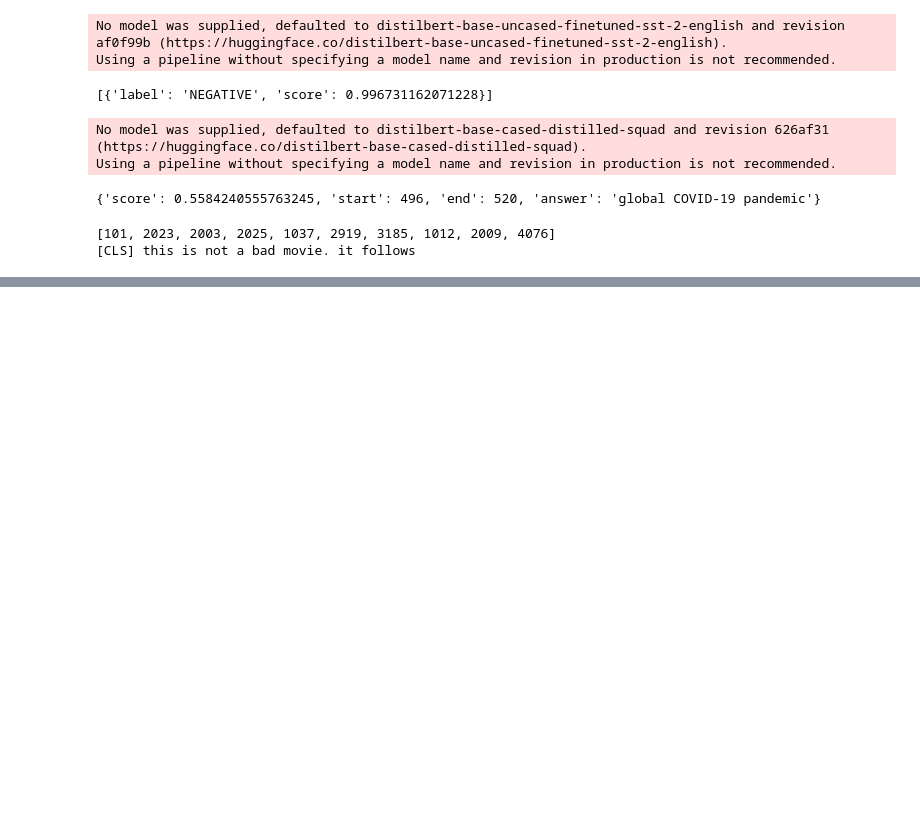
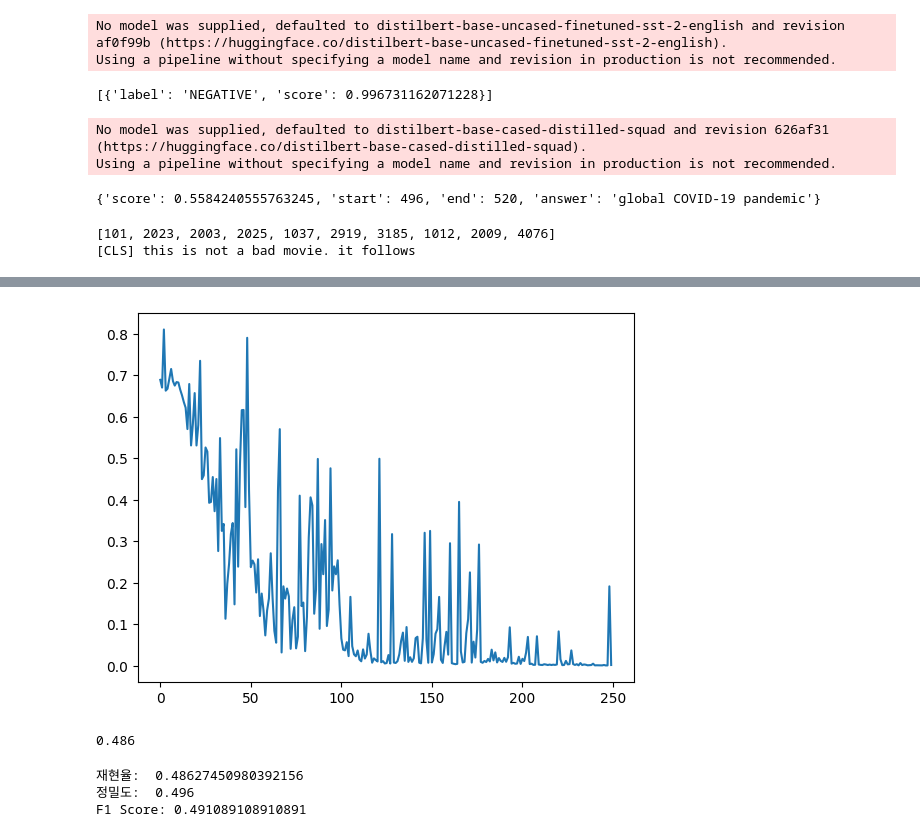
Before and after one commit to wooseungw/Higgingface_transformers, a Jupyter notebook: Sentiment_Analysis.ipynb, the cells around one changed output, grey strips where cells are left out. Drawn from its saved outputs; the diff is of its cells as text; code cells hidden in the pictures; blank space fills up the shorter version.

```diff
--- a/Sentiment_Analysis.ipynb
+++ b/Sentiment_Analysis.ipynb
@@ -93,0 +124,39 @@ NameError: name 'model' is not defined
+# %%
+
+from torch.utils.data import DataLoader
+from transformers import DistilBertForSequenceClassification, AdamW
+from transformers import DistilBertTokenizerFast
+import matplotlib.pyplot as plt
+
+tokenizer = DistilBertTokenizerFast.from_pretrained('distilbert-base-uncased')
+model = DistilBertForSequenceClassification.from_pretrained('distilbert-base-uncased')
+model.to(device)
+
+print(test_inference(model, tokenizer))
+train_loader = DataLoader(train_dataset, batch_size=16, shuffle=True)
+optim = AdamW(model.parameters(), lr=5e-5)
+# model.train()
+
+losses = []
+
+
+for epoch in range(10):
+    print(f'epoch:{epoch}')
+    for batch in train_loader:
+
+        optim.zero_grad()
+
+        input_ids = batch['input_ids'].to(device)
+        attention_mask = batch['attention_mask'].to(device)
+        labels = batch['labels'].to(device)
+        outputs = model(input_ids, attention_mask=attention_mask, labels=labels)
+        loss = outputs[0]
+        losses.append(loss)
+        #역전파
+        loss.backward()
+        optim.step()
+# 모델을 eval 모드로 전환
+model.eval()
+
+# eval 모드를 사용하여 test_inference 함수 실행
+print(test_inference(model, tokenizer))
@@ -93,0 +174,26 @@ NameError: name 'model' is not defined
+# %%
+import numpy as np
+#new_losses = np.array(losses)
+new_losses = [i.item() for i in losses]
+plt.plot(new_losses)
+plt.show()
+# %% [output]
+[figure, added]
+# %%
+model.eval()
+l = []
+
+for test in test_texts:
+    input_token = tokenizer([test], truncation=True, padding=True)
+    output = model(torch.tensor(input_token['input_ids']).to(device))
+    #l.append(torch.argmax(outputs['logits'],axis = 1).item())
+    l.extend(torch.argmax(outputs['logits'], axis=1).tolist())#하나씩 처리하기때문에 tolist를 사용함
+
+correct =0
+for pred, ans in zip(l,test_labels):
+    if pred == ans:
+        correct +=1
+
+print(correct/len(test_labels))
+# %% [output]
+0.486
@@ -93,0 +225,10 @@ NameError: name 'model' is not defined
+# %%
+recall = tp/(tp+fn)
+print("재현율: ",recall)
+precision = tp/(tp+fp)
+print("정밀도: ",precision)
+print("F1 Score:",(2 * precision * recall) / (precision + recall))
+# %% [output]
+재현율:  0.48627450980392156
+정밀도:  0.496
+F1 Score: 0.491089108910891
```
Also changed, not shown: parts of 9 cells of this notebook, 4 other files.
